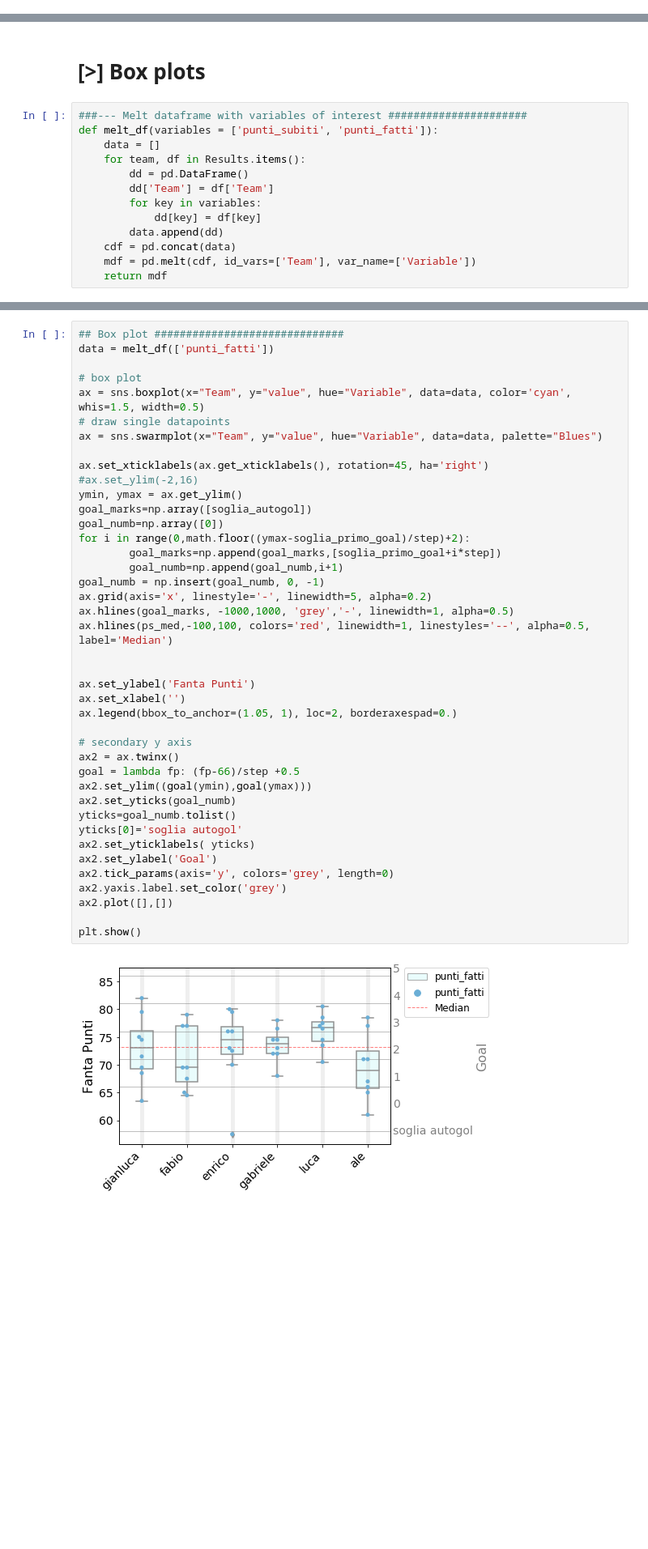
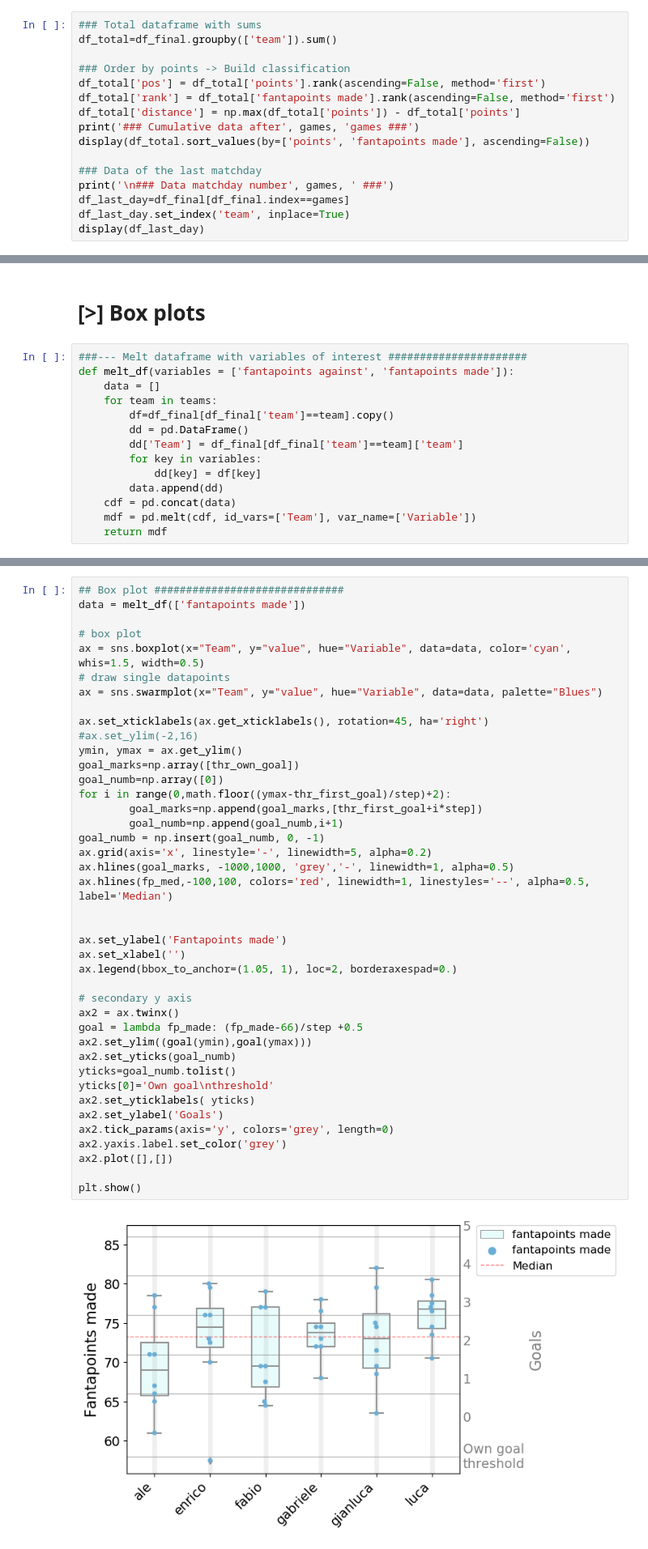
Before and after one commit to matluca/Fantastats, a Jupyter notebook: Fantastats1920.ipynb, the cells around one changed output, grey strips where cells are left out. Shown at 81% size. Cells and saved outputs as stored; diff of their text form; blank space fills up the shorter version.

```diff
--- a/Fantastats1920.ipynb
+++ b/Fantastats1920.ipynb
@@ -501,0 +346,16 @@ display(cdf_g)
+# %%
+### Total dataframe with sums
+df_total=df_final.groupby(['team']).sum()
+
+### Order by points -> Build classification
+df_total['pos'] = df_total['points'].rank(ascending=False, method='first')
+df_total['rank'] = df_total['fantapoints made'].rank(ascending=False, method='first')
+df_total['distance'] = np.max(df_total['points']) - df_total['points']
+print('### Cumulative data after', games, 'games ###')
+display(df_total.sort_values(by=['points', 'fantapoints made'], ascending=False))
+
+### Data of the last matchday
+print('\n### Data matchday number', games, ' ###')
+df_last_day=df_final[df_final.index==games]
+df_last_day.set_index('team', inplace=True)
+display(df_last_day)
@@ -824,11 +537,12 @@ premio_plot(par='mod_difesa', threshold=2, title='Premio Catenaccio', ylabel='Mo
 # [>] Box plots
 # %%
 ###--- Melt dataframe with variables of interest ######################
-def melt_df(variables = ['punti_subiti', 'punti_fatti']):
+def melt_df(variables = ['fantapoints against', 'fantapoints made']):
     data = []
-    for team, df in Results.items():
+    for team in teams:
+        df=df_final[df_final['team']==team].copy()
         dd = pd.DataFrame()
-        dd['Team'] = df['Team']
+        dd['Team'] = df_final[df_final['team']==team]['team']
         for key in variables:
             dd[key] = df[key]
         data.append(dd)
@@ -841,45 +552,45 @@ def melt_df(variables = ['punti_subiti', 'punti_fatti']):
 # %%
 ## Box plot ##############################
-data = melt_df(['punti_fatti'])
+data = melt_df(['fantapoints made'])
 
 # box plot
 ax = sns.boxplot(x="Team", y="value", hue="Variable", data=data, color='cyan', whis=1.5, width=0.5)
 # draw single datapoints
 ax = sns.swarmplot(x="Team", y="value", hue="Variable", data=data, palette="Blues")
 
 ax.set_xticklabels(ax.get_xticklabels(), rotation=45, ha='right')
 #ax.set_ylim(-2,16)
 ymin, ymax = ax.get_ylim()
-goal_marks=np.array([soglia_autogol])
+goal_marks=np.array([thr_own_goal])
 goal_numb=np.array([0])
-for i in range(0,math.floor((ymax-soglia_primo_goal)/step)+2):
-        goal_marks=np.append(goal_marks,[soglia_primo_goal+i*step])
+for i in range(0,math.floor((ymax-thr_first_goal)/step)+2):
+        goal_marks=np.append(goal_marks,[thr_first_goal+i*step])
         goal_numb=np.append(goal_numb,i+1)
 goal_numb = np.insert(goal_numb, 0, -1)
 ax.grid(axis='x', linestyle='-', linewidth=5, alpha=0.2)
 ax.hlines(goal_marks, -1000,1000, 'grey','-', linewidth=1, alpha=0.5)
-ax.hlines(ps_med,-100,100, colors='red', linewidth=1, linestyles='--', alpha=0.5, label='Median')
+ax.hlines(fp_med,-100,100, colors='red', linewidth=1, linestyles='--', alpha=0.5, label='Median')
 
 
-ax.set_ylabel('Fanta Punti')
+ax.set_ylabel('Fantapoints made')
 ax.set_xlabel('')
 ax.legend(bbox_to_anchor=(1.05, 1), loc=2, borderaxespad=0.)
 
 # secondary y axis
 ax2 = ax.twinx()
-goal = lambda fp: (fp-66)/step +0.5
+goal = lambda fp_made: (fp_made-66)/step +0.5
 ax2.set_ylim((goal(ymin),goal(ymax)))
 ax2.set_yticks(goal_numb)
 yticks=goal_numb.tolist()
-yticks[0]='soglia autogol'
+yticks[0]='Own goal\nthreshold'
 ax2.set_yticklabels( yticks)
-ax2.set_ylabel('Goal')
+ax2.set_ylabel('Goals')
 ax2.tick_params(axis='y', colors='grey', length=0)
 ax2.yaxis.label.set_color('grey')
 ax2.plot([],[])
 
 plt.show()
 # %% [output]
-[figure, old version]
+[figure, new version]
 # %%
 ### Box plot ##############################
```
Also changed, not shown: parts of 29 cells of this notebook.
